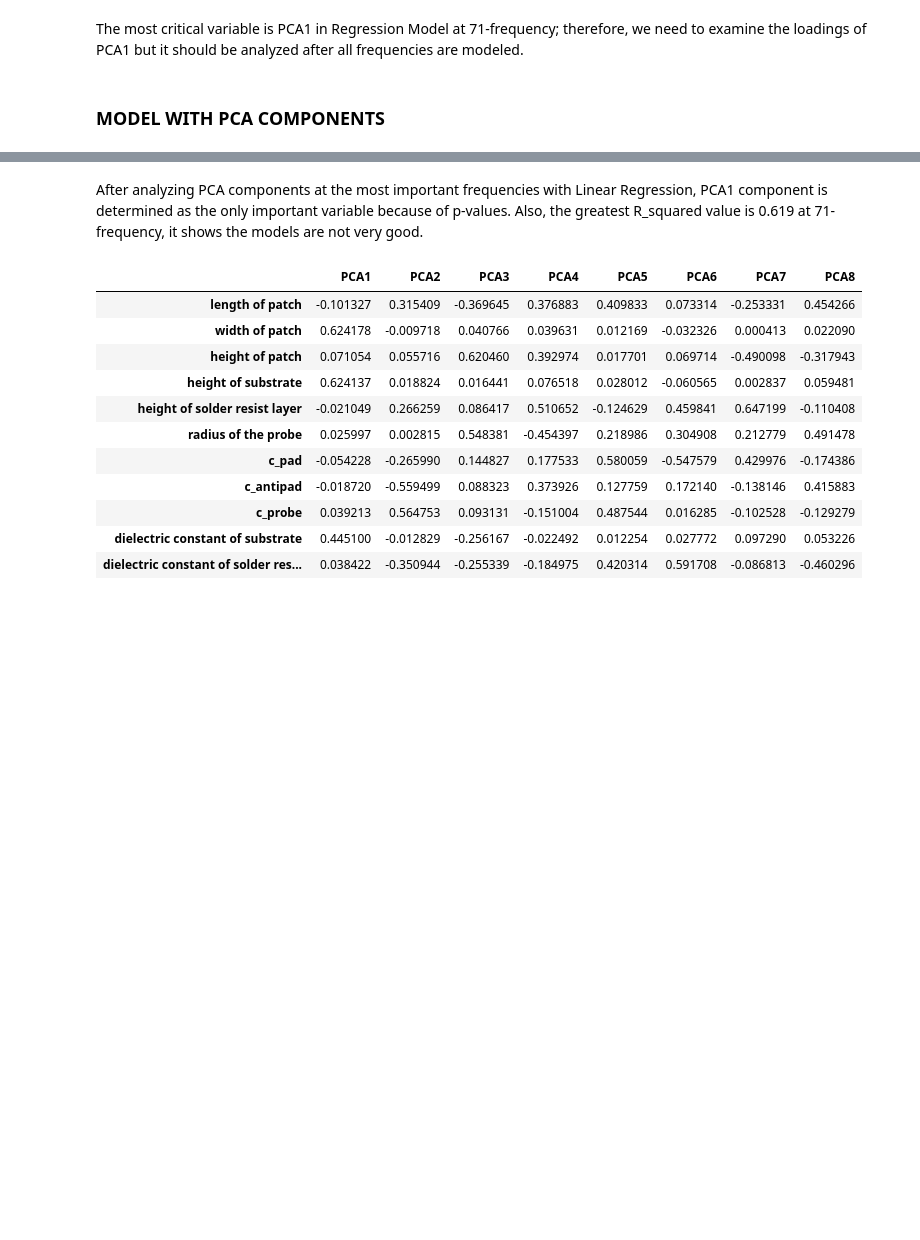
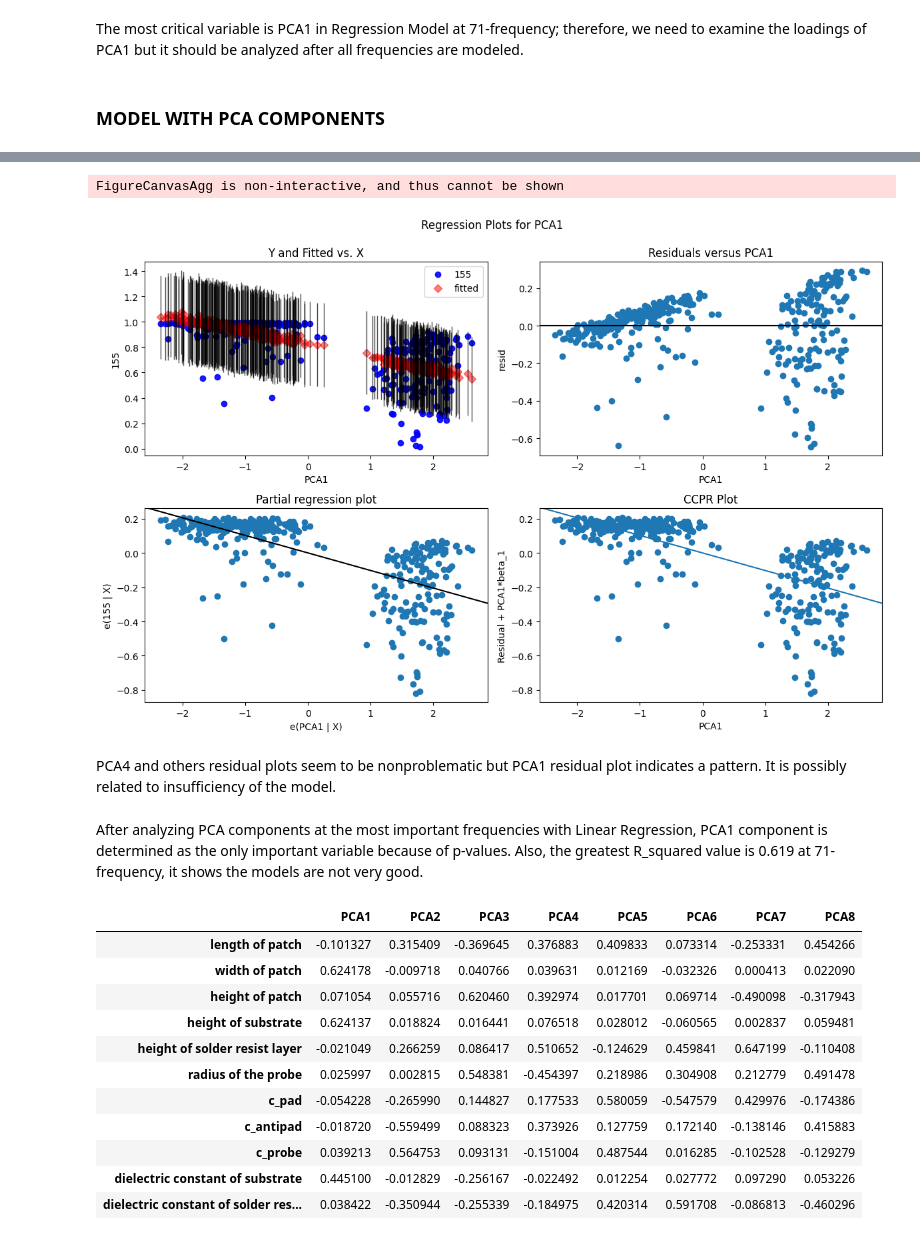
Before and after one commit to BU-IE-582/fall-24-YusufKAvcakar, a Jupyter notebook: HW1.ipynb, the cells around one changed output, grey strips where cells are left out. Saved outputs shown, nothing was run; the diff lists cells and outputs as text; code cells hidden in the pictures; blank space fills up the shorter version.

```diff
--- a/HW1.ipynb
+++ b/HW1.ipynb
@@ -239,3 +253,12 @@ Notes:
+# %%
+fig = plt.figure(figsize=(12,8))
+fig = sm.graphics.plot_regress_exog(est2, 'PCA1', fig=fig)
+fig.show()
+# %% [output]
+FigureCanvasAgg is non-interactive, and thus cannot be shown
+[figure, added]
+# %% [markdown]
+PCA4 and others residual plots seem to be nonproblematic but PCA1 residual plot indicates a pattern. It is possibly related to insufficiency of the model.
 # %% [markdown]
 After analyzing PCA components at the most important frequencies with Linear Regression, PCA1 component is determined as the only important variable because of p-values. Also, the greatest R_squared value is 0.619 at 71-frequency, it shows the models are not very good.
 # %%
```
Also changed, not shown: parts of 6 cells of this notebook, 1 other file.
